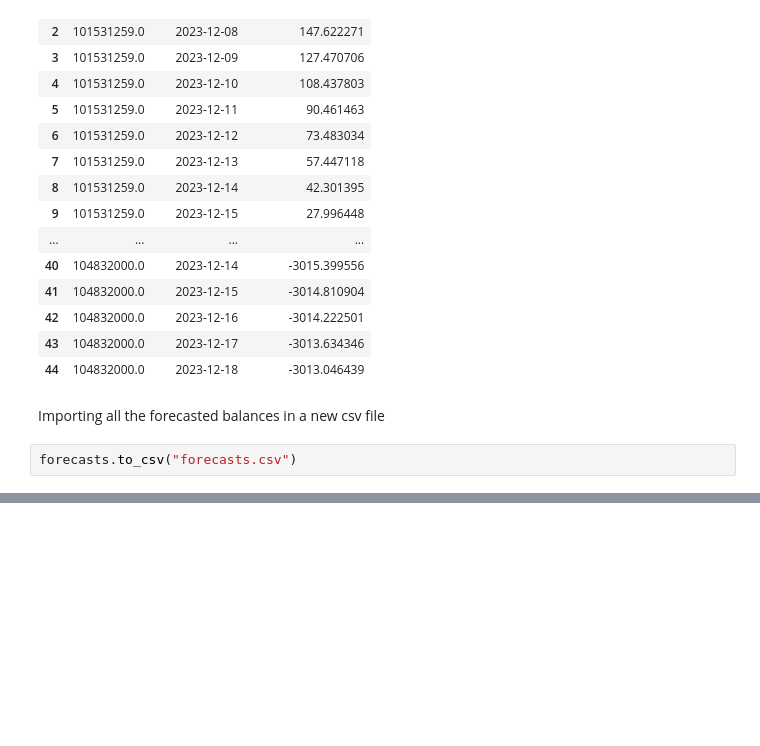
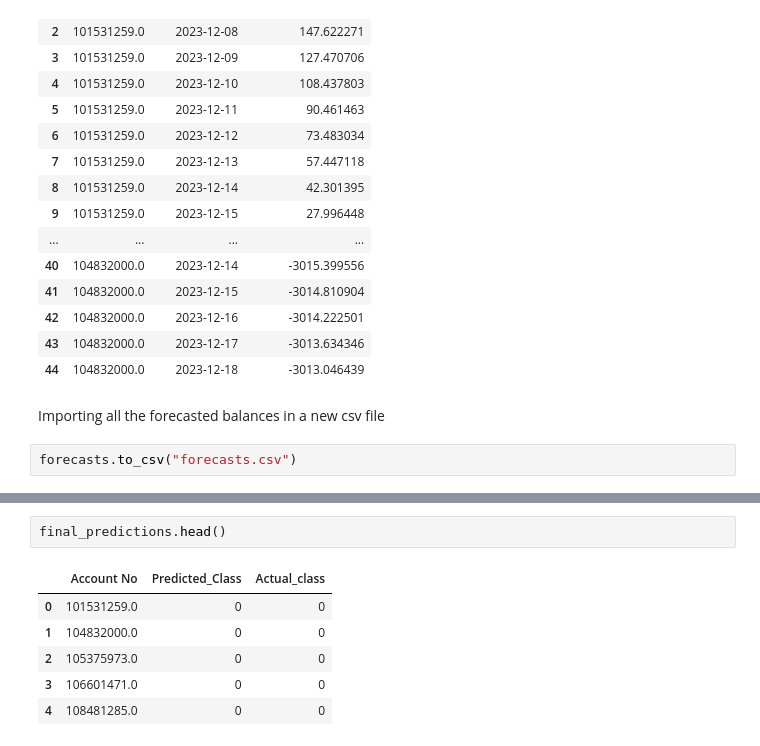
Before and after one commit to UoB-DSMP-2023-24/dsmp-2024-group-35, a Jupyter notebook: DSMP_DS2.ipynb, the cells around one changed output, grey strips where cells are left out. Cells and saved outputs as stored; diff of their text form; blank space fills up the shorter version.

```diff
--- a/DSMP_DS2.ipynb
+++ b/DSMP_DS2.ipynb
@@ -522,0 +628,9 @@ forecasts.to_csv("forecasts.csv")
+# %%
+final_predictions.head()
+# %% [output]
+|  | Account No | Predicted_Class | Actual_class |
+| 0 | 101531259.0 | 0 | 0 |
+| 1 | 104832000.0 | 0 | 0 |
+| 2 | 105375973.0 | 0 | 0 |
+| 3 | 106601471.0 | 0 | 0 |
+| 4 | 108481285.0 | 0 | 0 |
```
Also changed, not shown: parts of 12 cells of this notebook, 1 other file.
